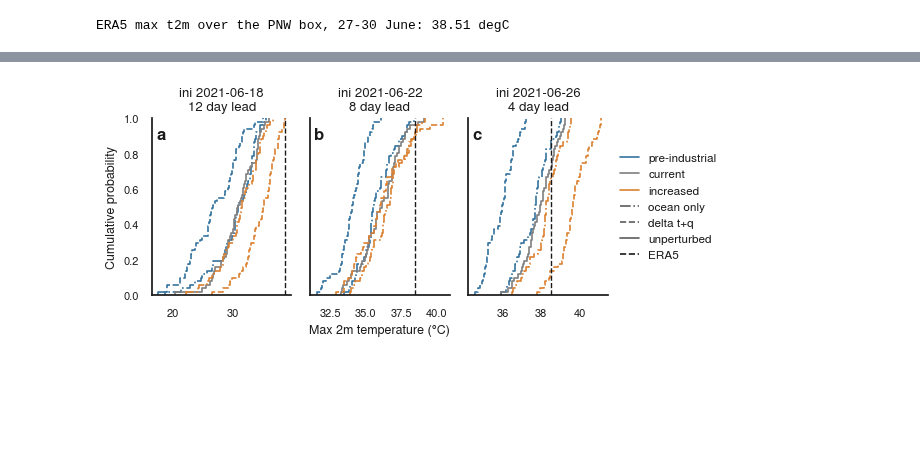
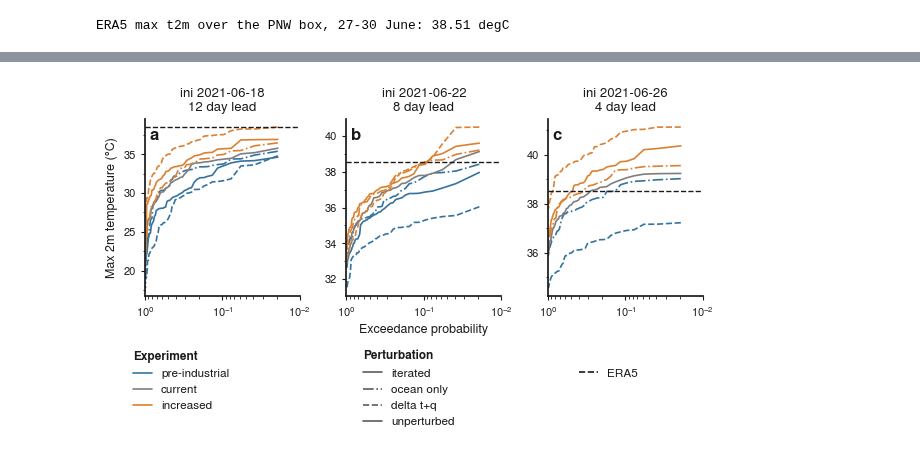
Before and after one commit to shirin-ermis/ATMICP, a Jupyter notebook: notebooks/08_predictability.ipynb, the cells around one changed output, grey strips where cells are left out. Saved outputs shown, nothing was run; the diff lists cells and outputs as text; code cells hidden in the pictures; blank space fills up the shorter version.

Commit message:
pertubration checks and pretty predictability plots

```diff
--- a/notebooks/08_predictability.ipynb
+++ b/notebooks/08_predictability.ipynb
@@ -173,58 +183,108 @@ present
  ('incr', 'tq')]
 # %%
 ncol = len(tmax.inidate)
+
+
+def exceedance(values):
+    """Empirical exceedance probability P(max t2m > t) for each member.
+
+    Weibull plotting positions k/(n+1) rather than the complementary ECDF,
+    which puts the largest member at exactly zero and so cannot be drawn on a
+    log axis. The rarest member of n sits at 1/(n+1): one over one more than
+    the ensemble size is as far into the tail as n members can resolve.
+    """
+    t = np.sort(np.asarray(values))[::-1]            # largest member first
+    return np.arange(1, t.size + 1) / (t.size + 1), t
+
 
 # drawn on the style.py reference canvas, so the sizes quoted there are the
 # sizes the figure prints at; scaled() keeps that true if the canvas changes
 fig = plt.figure(figsize=(atmicp.style.REF_WIDTH, 2.3))
-gs = fig.add_gridspec(1, ncol + 1, width_ratios=[1] * ncol + [0.6], wspace=0.15)
+gs = fig.add_gridspec(1, ncol, wspace=0.3)
 
 axes = []
+pmin = 1.0
 for i, inidate in enumerate(tmax.inidate.values):
-    # shared y only: each lead time keeps its own temperature range
-    ax = fig.add_subplot(gs[0, i], sharey=axes[0] if axes else None)
+    # shared x only: each lead time keeps its own temperature range
+    ax = fig.add_subplot(gs[0, i], sharex=axes[0] if axes else None)
     axes.append(ax)
 
     for climate, pert in present:
         da = tmax.sel(inidate=inidate, climate=climate, perturbation=pert).dropna('number')
         if da.size == 0:
             continue
-        sns.ecdfplot(x=da.values, color=CLIM[climate], linestyle=LS[pert],
-                     linewidth=1.2, ax=ax)
+        p, t = exceedance(da.values)
+        pmin = min(pmin, p[0])
+        ax.plot(p, t, color=CLIM[climate], linestyle=LS[pert], linewidth=1.2)
 
-    ax.axvline(era5_tmax, color=atmicp.style.INK, linestyle='--', linewidth=1.0, zorder=10)
+    ax.axhline(era5_tmax, color=atmicp.style.INK, linestyle='--', linewidth=1.0, zorder=10)
 
     lead = (pd.Timestamp('2021-06-30') - pd.Timestamp(inidate)).days
     ax.set_title(f'ini {np.datetime_as_string(inidate, unit="D")}\n{lead} day lead',
                  fontsize=atmicp.style.scaled(atmicp.style.FS_TITLE, fig))
-    # one x label under the middle panel, one y label on the left
-    ax.set_xlabel('Max 2m temperature (°C)' if i == ncol // 2 else '',
+    # one x label under the middle panel, one y label on the left; the
+    # temperature ticks stay on every panel now that each has its own range
+    ax.set_xlabel('Exceedance probability' if i == ncol // 2 else '',
                   fontsize=atmicp.style.scaled(atmicp.style.FS_LABEL, fig))
-    ax.set_ylabel('Cumulative probability' if i == 0 else '',
+    ax.set_ylabel('Max 2m temperature (°C)' if i == 0 else '',
                   fontsize=atmicp.style.scaled(atmicp.style.FS_LABEL, fig))
-    ax.tick_params(labelsize=atmicp.style.scaled(atmicp.style.FS_TICK, fig),
-                   labelleft=(i == 0))
+    # the shared style draws no tick marks; both axes carry them here, with
+    # minor ticks resolving the decades of the probability axis
+    ax.yaxis.set_minor_locator(mticker.AutoMinorLocator(2))
+    ax.tick_params(which='major', bottom=True, left=True, length=3, width=0.8,
+                   labelsize=atmicp.style.scaled(atmicp.style.FS_TICK, fig))
+    ax.tick_params(which='minor', bottom=True, left=True, length=1.8, width=0.6)
     sns.despine(ax=ax)
+
+# probability decreasing to the right (left limit above right limit), so the
+# ensemble tail reads left to right and the curves rise into it. The axis runs
+# to the decade below 1/(n+1), the rarest member the ensemble resolves, so that
+# both ends of it land on a labelled decade.
+for ax in axes:
+    ax.set_xscale('log')
+    ax.set_xlim(1.0, 10 ** np.floor(np.log10(pmin)))
+    # labelled decades in scientific notation; the sub-decade positions are
+    # left to the minor tick marks, which keeps the labels short enough for
+    # a panel this narrow
+    ax.xaxis.set_major_locator(mticker.LogLocator(base=10))
+    ax.xaxis.set_minor_locator(mticker.LogLocator(base=10, subs=np.arange(2, 10) * 0.1))
+    ax.xaxis.set_major_formatter(mticker.LogFormatterSciNotation(base=10))
+    ax.xaxis.set_minor_formatter(mticker.NullFormatter())
 
 atmicp.style.panel_labels(axes)
 
-# legend panel
-handles = [Line2D([0], [0], color=CLIM[c], label=LABEL[c])
-           for c in ['pi', 'curr', 'incr'] if c in ifs.climate.values]
-handles += [Line2D([0], [0], color=atmicp.style.MUTED, linestyle=LS[p], label=PERT_LABEL[p])
-            for p in dict.fromkeys(p for _, p in present)]
-handles += [Line2D([0], [0], color=atmicp.style.INK, linestyle='--', label='ERA5')]
-for h in handles:
-    h.set_linewidth(1.2)
+# legend under the panels, one block per encoding. The blocks are top aligned,
+# so ERA5 -- which belongs under neither heading -- carries a blank title of the
+# same size to keep its entry level with the entries beside it.
+fs_legend = atmicp.style.scaled(atmicp.style.FS_ANNOT, fig)
+heading = {'size': fs_legend, 'weight': 'bold'}
 
-ax_legend = fig.add_subplot(gs[0, -1])
-ax_legend.axis('off')
-ax_legend.legend(handles=handles, loc='center', frameon=False,
-                 fontsize=atmicp.style.scaled(atmicp.style.FS_ANNOT, fig),
-                 handlelength=1.6, labelspacing=0.5)
+
+def entry(color, linestyle, label):
+    return Line2D([0], [0], color=color, linestyle=linestyle, linewidth=1.2,
+                  label=label)
+
+
+blocks = [
+    ('Experiment',
+     [entry(CLIM[c], '-', LABEL[c])
+      for c in ['pi', 'curr', 'incr'] if c in ifs.climate.values]),
+    ('Perturbation',
+     [entry(atmicp.style.MUTED, LS[p], PERT_LABEL[p])
+      for p in dict.fromkeys(p for _, p in present)]),
+    (' ',
+     [entry(atmicp.style.INK, '--', 'ERA5')]),
+]
+
+for x, (title, handles) in zip([0.10, 0.42, 0.72], blocks):
+    fig.legend(handles=handles, title=title, loc='upper left',
+               bbox_to_anchor=(x, -0.10), bbox_transform=fig.transFigure,
+               frameon=False, alignment='left', fontsize=fs_legend,
+               title_fontproperties=heading, handlelength=1.6,
+               labelspacing=0.5, borderpad=0.0)
 
 atmicp.style.save(fig, '08_ecdf_tmax_pnw')
 plt.show()
 # %% [output]
-[figure, old version]
+[figure, new version]
 # %% [markdown]
```
Also changed, not shown: parts of 13 cells of this notebook, 54 other files.
